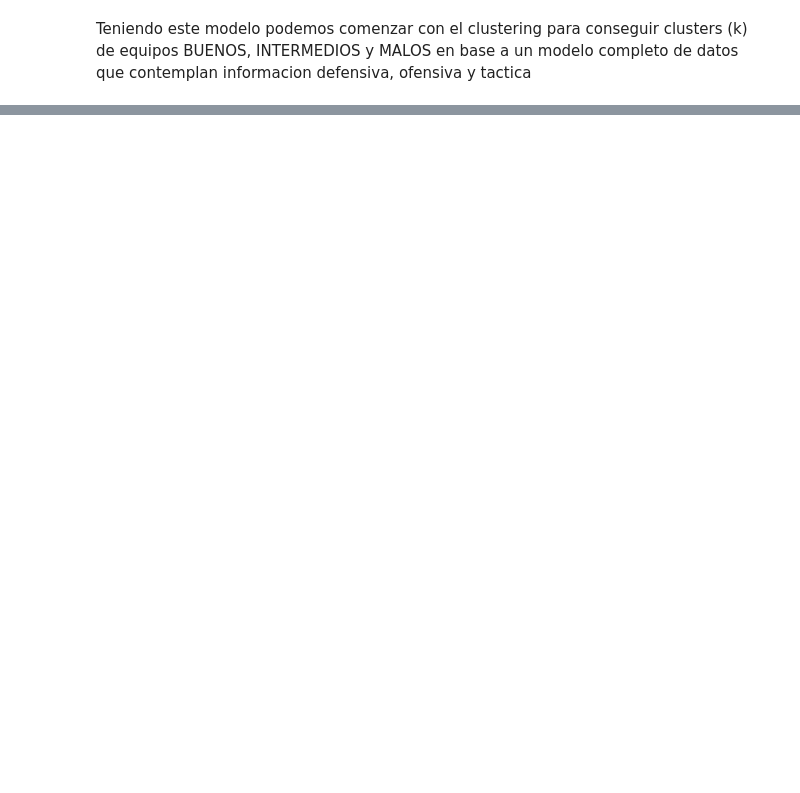
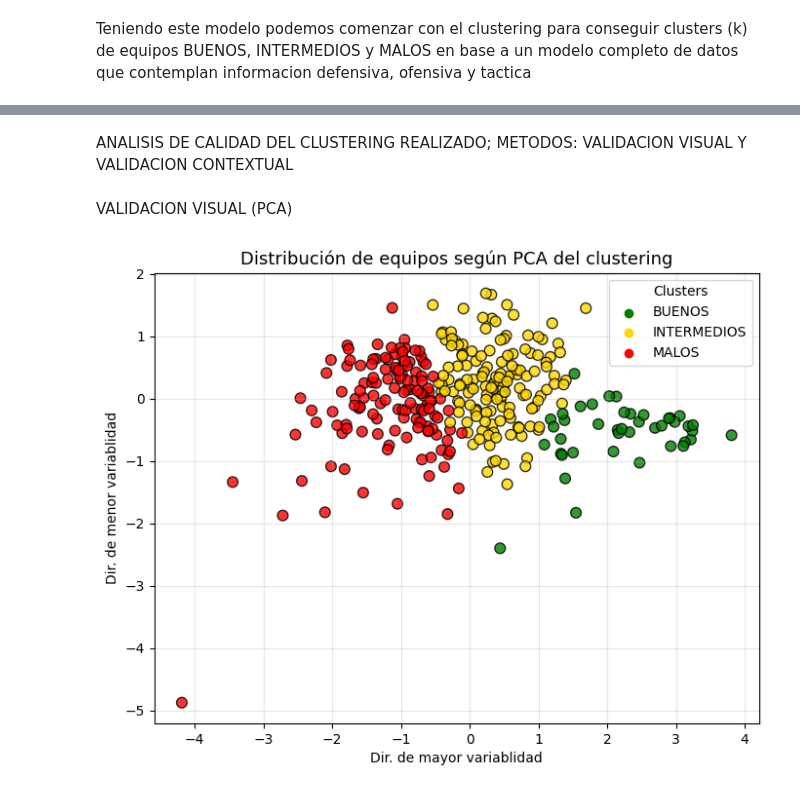
Before and after one commit to VainstubTomas/Aprendizaje_Automatico_Grandes_Datos, a Jupyter notebook: main.ipynb, the cells around one changed output, grey strips where cells are left out. Cells and saved outputs as stored; diff of their text form; code cells hidden in the pictures; blank space fills up the shorter version.

Commit message:
feature: clustering finalizado

```diff
--- a/main.ipynb
+++ b/main.ipynb
@@ -908,0 +1065,39 @@ Name: count, dtype: int64
+# %% [markdown]
+ANALISIS DE CALIDAD DEL CLUSTERING REALIZADO; METODOS: VALIDACION VISUAL Y VALIDACION CONTEXTUAL
+# %% [markdown]
+VALIDACION VISUAL (PCA)
+# %%
+# 1️⃣ Reducimos a 2 componentes principales
+pca = PCA(n_components=2, random_state=42)
+X_pca = pca.fit_transform(X_scaled)
+
+# 2️⃣ Asociamos colores personalizados según el label
+color_map = {
+    'BUENOS': 'green',
+    'INTERMEDIOS': 'gold',
+    'MALOS': 'red'
+}
+colors = df_model['performance_label'].map(color_map)
+
+# 3️⃣ Gráfico PCA
+plt.figure(figsize=(8,6))
+plt.scatter(X_pca[:, 0], X_pca[:, 1],
+            c=colors,
+            s=60,
+            edgecolor='k',
+            alpha=0.8)
+
+# Etiquetas y título
+plt.title("Distribución de equipos según PCA del clustering", fontsize=13)
+plt.xlabel("Dir. de mayor variablidad")
+plt.ylabel("Dir. de menor variablidad")
+
+# Leyenda
+for label, color in color_map.items():
+    plt.scatter([], [], c=color, label=label)
+plt.legend(title="Clusters", loc='best')
+
+plt.grid(alpha=0.3)
+plt.show()
+# %% [output]
+[figure, added]
```
Also changed, not shown: parts of 20 cells of this notebook.
